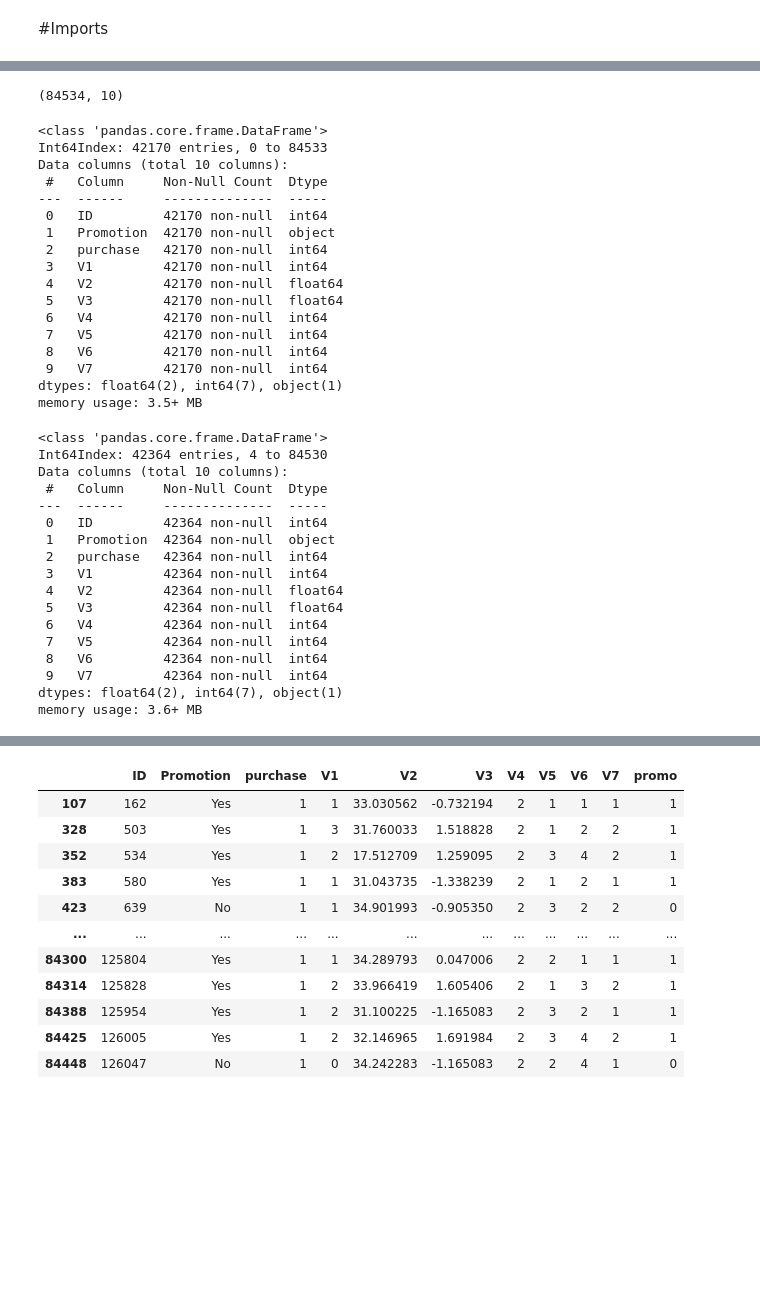
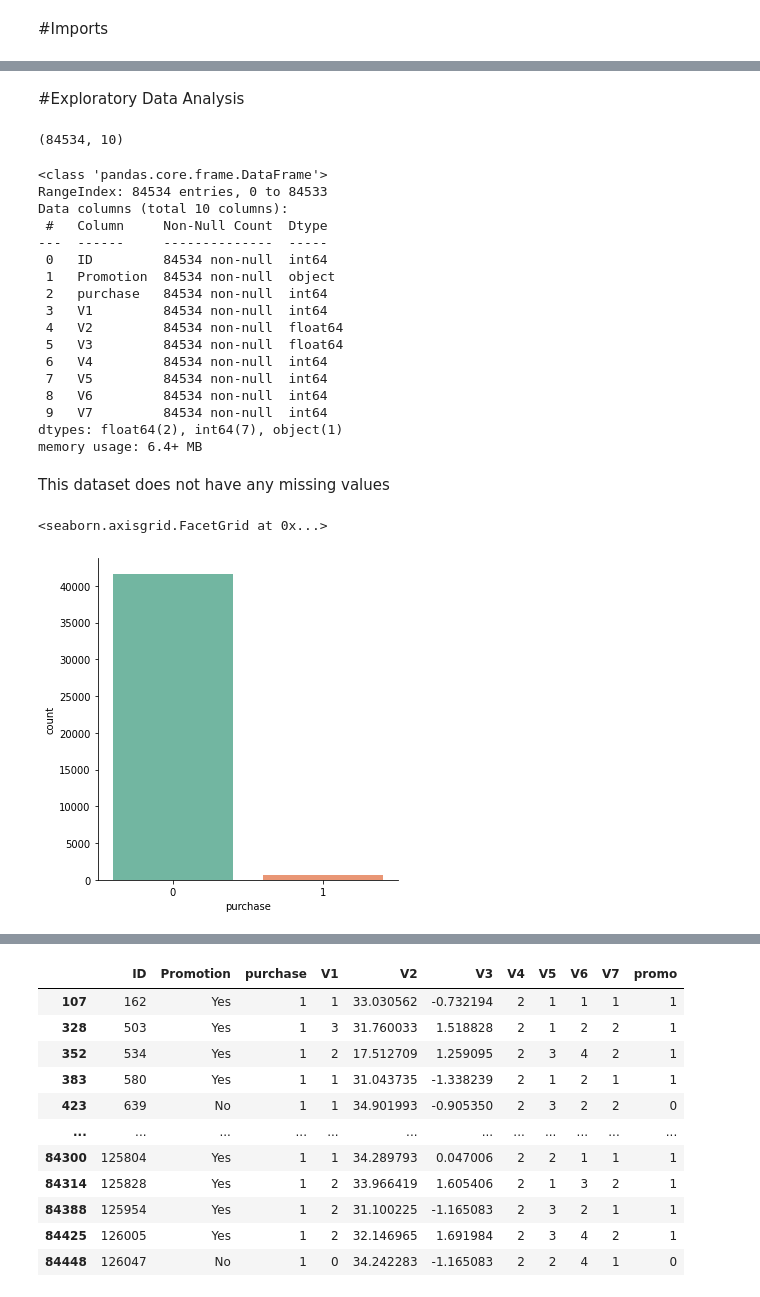
Before and after one commit to mariavaghani/udacity-nanodegree-exercise, a Jupyter notebook: 5_Experimental_Design_and_Recommendations/Lesson_5_Starbucks_Project/Starbucks.ipynb, the cells around one changed output, grey strips where cells are left out. Drawn from its saved outputs; the diff is of its cells as text; code cells hidden in the pictures; blank space fills up the shorter version.

```diff
--- a/5_Experimental_Design_and_Recommendations/Lesson_5_Starbucks_Project/Starbucks.ipynb
+++ b/5_Experimental_Design_and_Recommendations/Lesson_5_Starbucks_Project/Starbucks.ipynb
@@ -95,0 +88,2 @@ train_data.head()
+# %%
+sns.set_palette('Set2')
@@ -96,47 +130,36 @@ train_data.head()
 # %%
 # Cells for you to work and document as necessary -
 # definitely feel free to add more cells as you need
+# %% [markdown]
+#Exploratory Data Analysis
 # %%
 train_data.shape
 # %% [output]
 (84534, 10)
 # %%
-train_data[train_data['Promotion']=='No'].info()
+train_data.info()
 # %% [output]
 <class 'pandas.core.frame.DataFrame'>
-Int64Index: 42170 entries, 0 to 84533
+RangeIndex: 84534 entries, 0 to 84533
 Data columns (total 10 columns):
  #   Column     Non-Null Count  Dtype
 ---  ------     --------------  -----
- 0   ID         42170 non-null  int64
- 1   Promotion  42170 non-null  object
- 2   purchase   42170 non-null  int64
- 3   V1         42170 non-null  int64
- 4   V2         42170 non-null  float64
- 5   V3         42170 non-null  float64
- 6   V4         42170 non-null  int64
- 7   V5         42170 non-null  int64
- 8   V6         42170 non-null  int64
- 9   V7         42170 non-null  int64
+ 0   ID         84534 non-null  int64
+ 1   Promotion  84534 non-null  object
+ 2   purchase   84534 non-null  int64
+ 3   V1         84534 non-null  int64
+ 4   V2         84534 non-null  float64
+ 5   V3         84534 non-null  float64
+ 6   V4         84534 non-null  int64
+ 7   V5         84534 non-null  int64
+ 8   V6         84534 non-null  int64
+ 9   V7         84534 non-null  int64
 dtypes: float64(2), int64(7), object(1)
-memory usage: 3.5+ MB
+memory usage: 6.4+ MB
-# %%
-train_data[train_data['Promotion']=='Yes'].info()
-# %% [output]
-<class 'pandas.core.frame.DataFrame'>
-Int64Index: 42364 entries, 4 to 84530
-Data columns (total 10 columns):
- #   Column     Non-Null Count  Dtype
----  ------     --------------  -----
- 0   ID         42364 non-null  int64
- 1   Promotion  42364 non-null  object
- 2   purchase   42364 non-null  int64
- 3   V1         42364 non-null  int64
- 4   V2         42364 non-null  float64
- 5   V3         42364 non-null  float64
- 6   V4         42364 non-null  int64
- 7   V5         42364 non-null  int64
- 8   V6         42364 non-null  int64
- 9   V7         42364 non-null  int64
-dtypes: float64(2), int64(7), object(1)
-memory usage: 3.6+ MB
+# %% [markdown]
+This dataset does not have any missing values
+# %%
+sns.catplot(x='purchase', kind='count', data=train_data[train_data['Promotion']=='Yes'])
+# %% [output]
+<seaborn.axisgrid.FacetGrid at 0x...>
+[figure, added]
```
Also changed, not shown: parts of 22 cells of this notebook.
